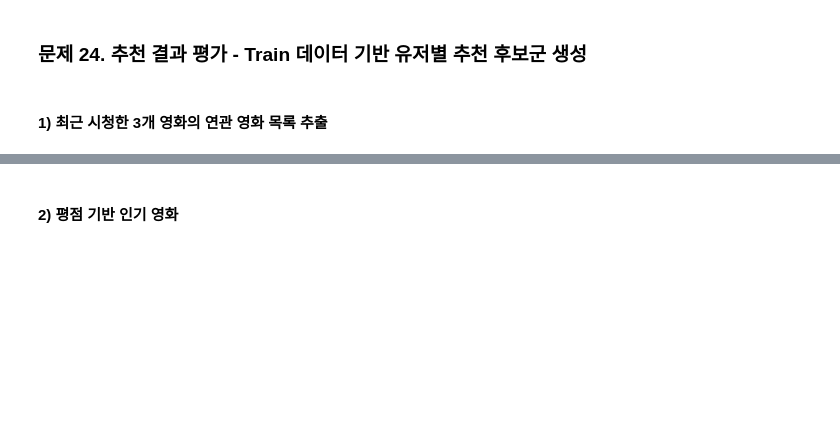
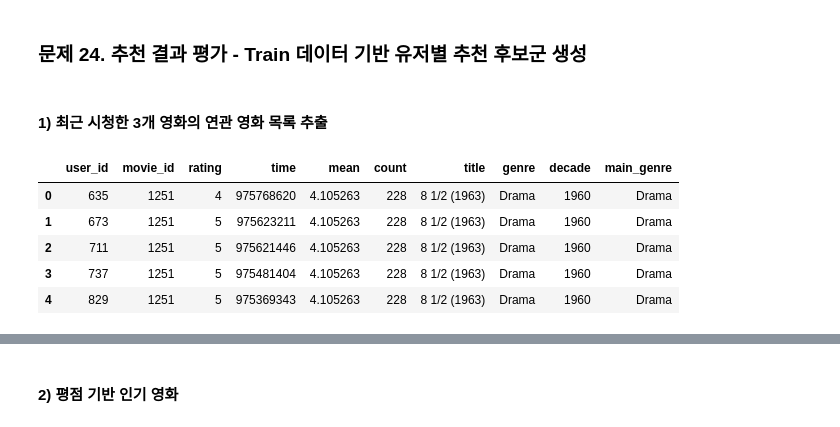
Before and after one commit to samjinwang/machine_learning_300, a Jupyter notebook: part5/chapter02/chapter02.ipynb, the cells around one changed output, grey strips where cells are left out. Saved outputs shown, nothing was run; the diff lists cells and outputs as text; code cells hidden in the pictures; blank space fills up the shorter version.

```diff
--- a/part5/chapter02/chapter02.ipynb
+++ b/part5/chapter02/chapter02.ipynb
@@ -1440,0 +1441,12 @@ epoch: 29 || train_loss: 463409.542218049 || valid_loss: 140266.9785891072 || Tr
+# %%
+# train 데이터셋으로만 m2v 모델 학습
+m2v_train_df = pd.merge(rating_df[rating_df['time'] < 975768738], movie_df, on='movie_id')
+m2v_train_df.head()
+# 각 영화 아이디별 연관 영화 추천 목록 리스트
+# %% [output]
+|  | user_id | movie_id | rating | time | mean | count | title | genre | decade | main_genre |
+| 0 | 635 | 1251 | 4 | 975768620 | 4.105263 | 228 | 8 1/2 (1963) | Drama | 1960 | Drama |
+| 1 | 673 | 1251 | 5 | 975623211 | 4.105263 | 228 | 8 1/2 (1963) | Drama | 1960 | Drama |
+| 2 | 711 | 1251 | 5 | 975621446 | 4.105263 | 228 | 8 1/2 (1963) | Drama | 1960 | Drama |
+| 3 | 737 | 1251 | 5 | 975481404 | 4.105263 | 228 | 8 1/2 (1963) | Drama | 1960 | Drama |
+| 4 | 829 | 1251 | 5 | 975369343 | 4.105263 | 228 | 8 1/2 (1963) | Drama | 1960 | Drama |
```
Also changed, not shown: parts of 57 cells of this notebook, 1 other file.
